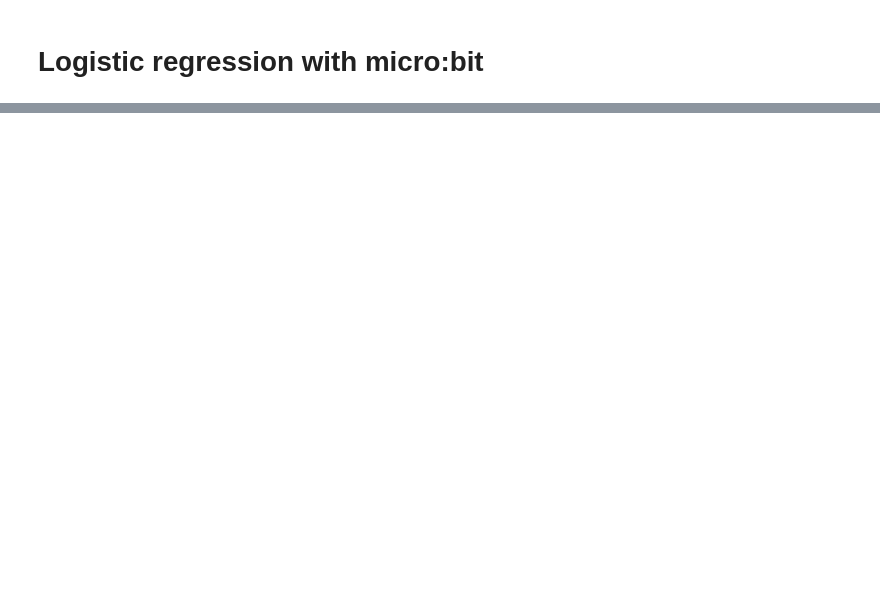
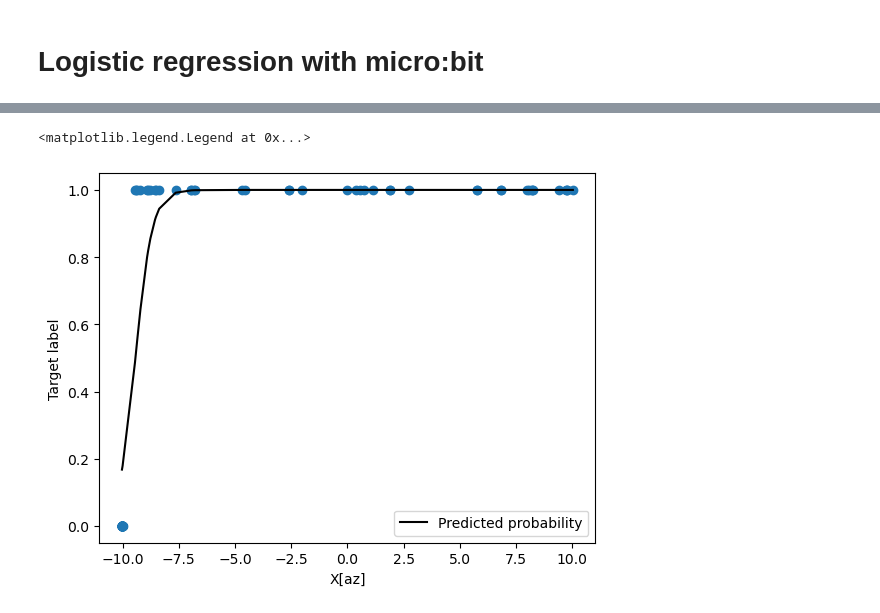
Before and after one commit to cyneuro/ML_camp, a Jupyter notebook: camp_logreg_microbit.ipynb, the cells around one changed output, grey strips where cells are left out. Saved outputs shown, nothing was run; the diff lists cells and outputs as text; code cells hidden in the pictures; blank space fills up the shorter version.

```diff
--- a/camp_logreg_microbit.ipynb
+++ b/camp_logreg_microbit.ipynb
@@ -129,0 +201,10 @@ array([1., 1., 1., 1., 1., 1., 1., 1., 1., 1., 1., 1., 1., 1., 1., 1., 1.,
+# %%
+plt.scatter(X_test["az"], y_test)
+plt.xlabel("X[az]")
+plt.ylabel("Target label")
+
+plt.plot(X_test.sort_values("az")["az"], model2.predict_proba(X_test.sort_values("az")[["ax", "ay", "az"]])[:, 1], label = "Predicted probability", c = "black")
+plt.legend()
+# %% [output]
+<matplotlib.legend.Legend at 0x...>
+[figure, added]
```
Also changed, not shown: parts of 26 cells of this notebook.
